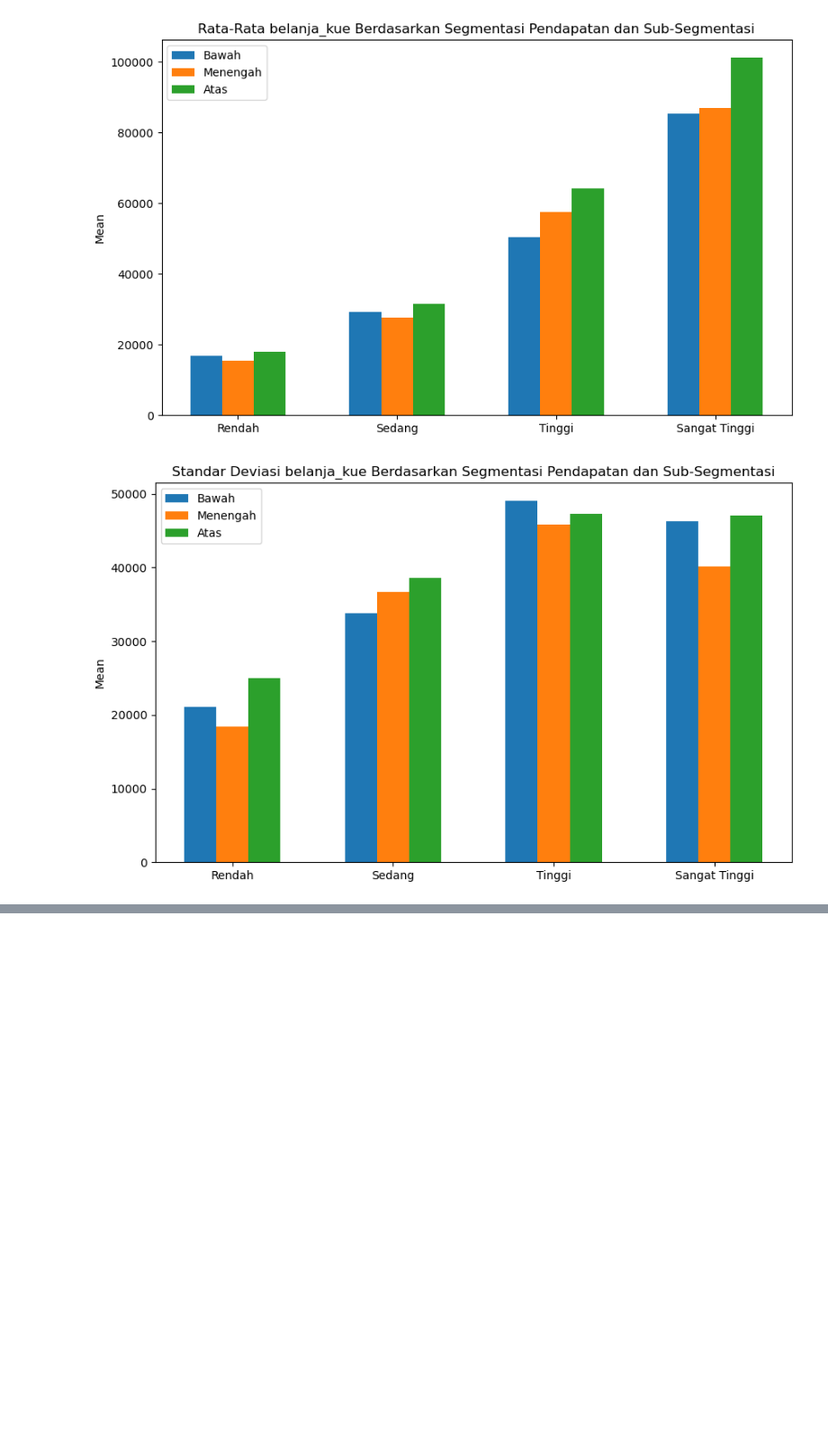
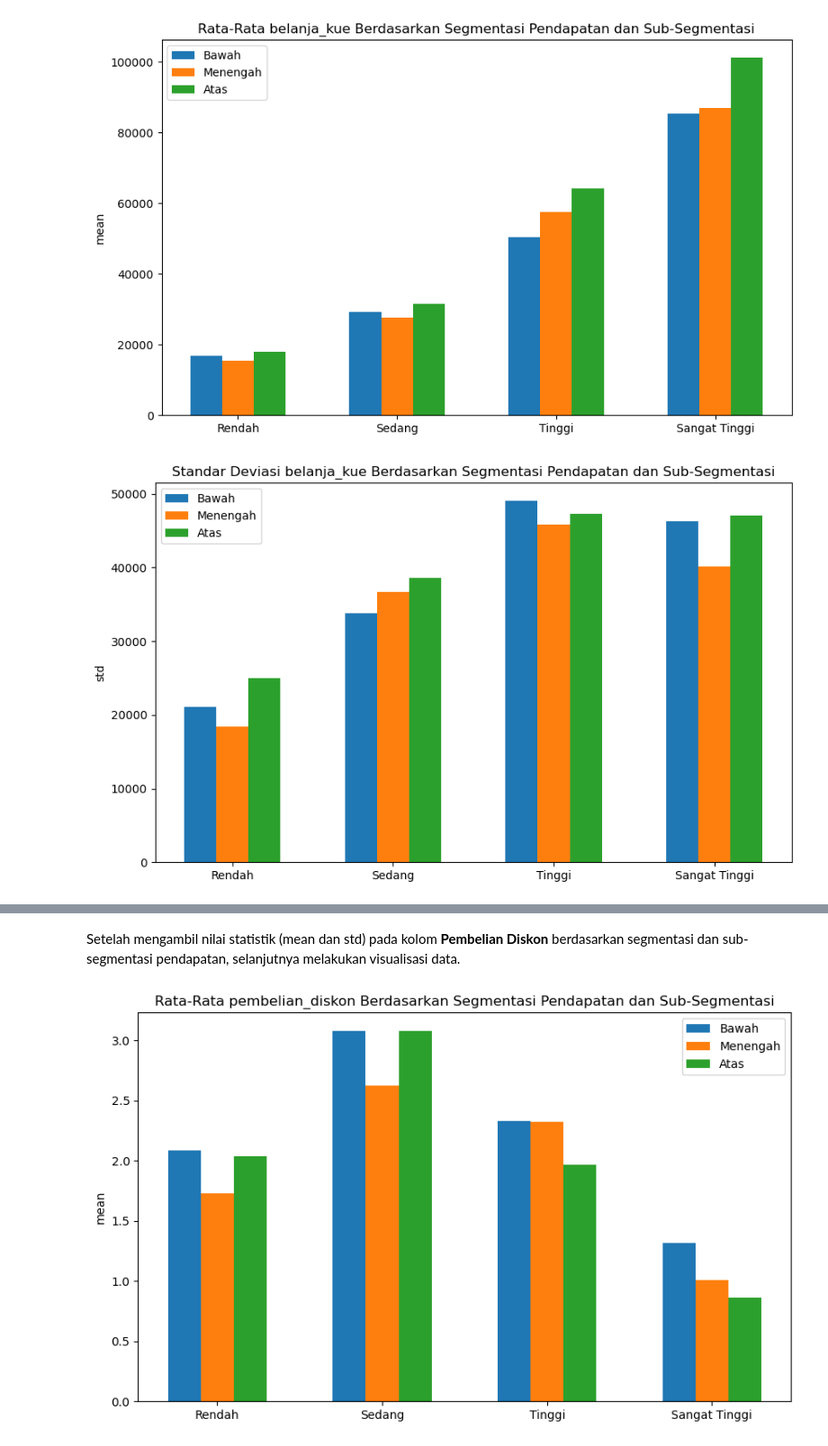
Before and after one commit to AFreborn22/superior_DA, a Jupyter notebook: SUPERIOR.ipynb, the cells around one changed output, grey strips where cells are left out. Shown at 90% size. Saved outputs shown, nothing was run; the diff lists cells and outputs as text; code cells hidden in the pictures; blank space fills up the shorter version.

```diff
--- a/SUPERIOR.ipynb
+++ b/SUPERIOR.ipynb
@@ -827,4 +1205,6 @@ Pada sesi ini akan dilakukan proses analisis statistik pembelian pengguna berdas
 # %%
 # Mengambil kolom-kolom yang digunakan
-buyingDf = cleanedTraining[['segmentasi_pendapatan','pendapatan', 'belanja_buah', 'belanja_daging', 'belanja_ikan', 'belanja_kue']]
+buyingDf = cleanedTraining[['segmentasi_pendapatan','pendapatan', 'belanja_buah',
+                            'belanja_daging', 'belanja_ikan', 'belanja_kue',
+                            'pembelian_diskon', 'pembelian_web', 'pembelian_toko']]
 buyingDf.head()
@@ -928,7 +1342,7 @@ def plotStats(data, colBuying, incomeSegment, subSegment, stats):
     plt.xticks(index, incomeSegment)
 
     # Mengatur label pada sumbu y
-    plt.ylabel('Mean')
+    plt.ylabel(stats)
 
     if stats == 'mean':
         statsTitle = 'Rata-Rata'
@@ -1018,0 +1452,4 @@ plotStats(nilai_statistik, jenis_kolom_belanja, segmentasi_pendapatan, sub_segme
+# %%
+# Mengambil kolom yang relevan untuk dataframe baru
+buyOnDiscDf = buyingDf[['segmentasi_pendapatan', 'sub_segmentasi', 'pembelian_diskon']]
+buyOnDiscDf.head()
@@ -1018,0 +1463,31 @@ plotStats(nilai_statistik, jenis_kolom_belanja, segmentasi_pendapatan, sub_segme
+# %%
+nilaiDiskon = {}
+kolomDiskon = 'pembelian_diskon'
+# Loop untuk setiap segmentasi pendapatan
+for segmen in buyOnDiscDf['segmentasi_pendapatan'].unique():
+    # Loop untuk setiap sub-segmentasi
+    for subsegmen in buyOnDiscDf['sub_segmentasi'].unique():
+        # Membuat kunci untuk dictionary
+        kunci = f"{segmen}-{subsegmen}"
+
+        # Membuat kondisi untuk filtering data
+        kondisi = (buyOnDiscDf['segmentasi_pendapatan'] == segmen) & (buyOnDiscDf['sub_segmentasi'] == subsegmen)
+
+        # Membuat dictionary untuk menyimpan nilai mean dan std dari setiap kolom belanja
+        nilaiDiskon[kunci] = {}
+
+        # Menghitung mean dan std
+        mean = buyOnDiscDf[kondisi][kolomDiskon].mean()
+        std = buyOnDiscDf[kondisi][kolomDiskon].std()
+        # Menyimpan nilai mean dan std ke dalam dictionary
+        nilaiDiskon[kunci][f"mean_{kolomDiskon}"] = mean
+        nilaiDiskon[kunci][f"std_{kolomDiskon}"] = std
+# %% [markdown]
+Setelah mengambil nilai statistik (mean dan std) pada kolom **Pembelian Diskon** berdasarkan segmentasi dan sub-segmentasi pendapatan, selanjutnya melakukan visualisasi data.
+# %%
+jenis_kolom_belanja = 'pembelian_diskon'
+jenis_statistik = 'mean'
+# Plot
+plotStats(nilaiDiskon, jenis_kolom_belanja, segmentasi_pendapatan, sub_segmentasi, jenis_statistik)
+# %% [output]
+[figure, added]
```
Also changed, not shown: parts of 88 cells of this notebook.
